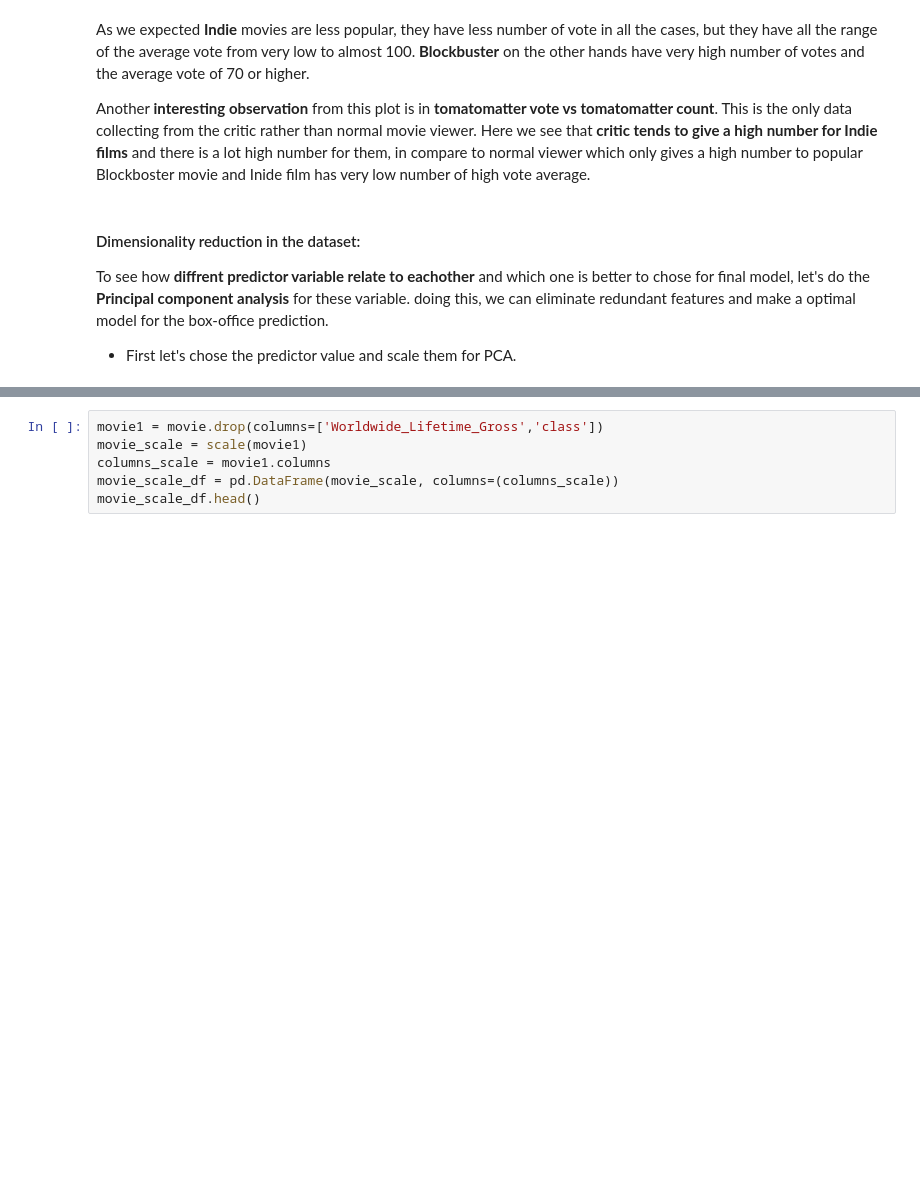
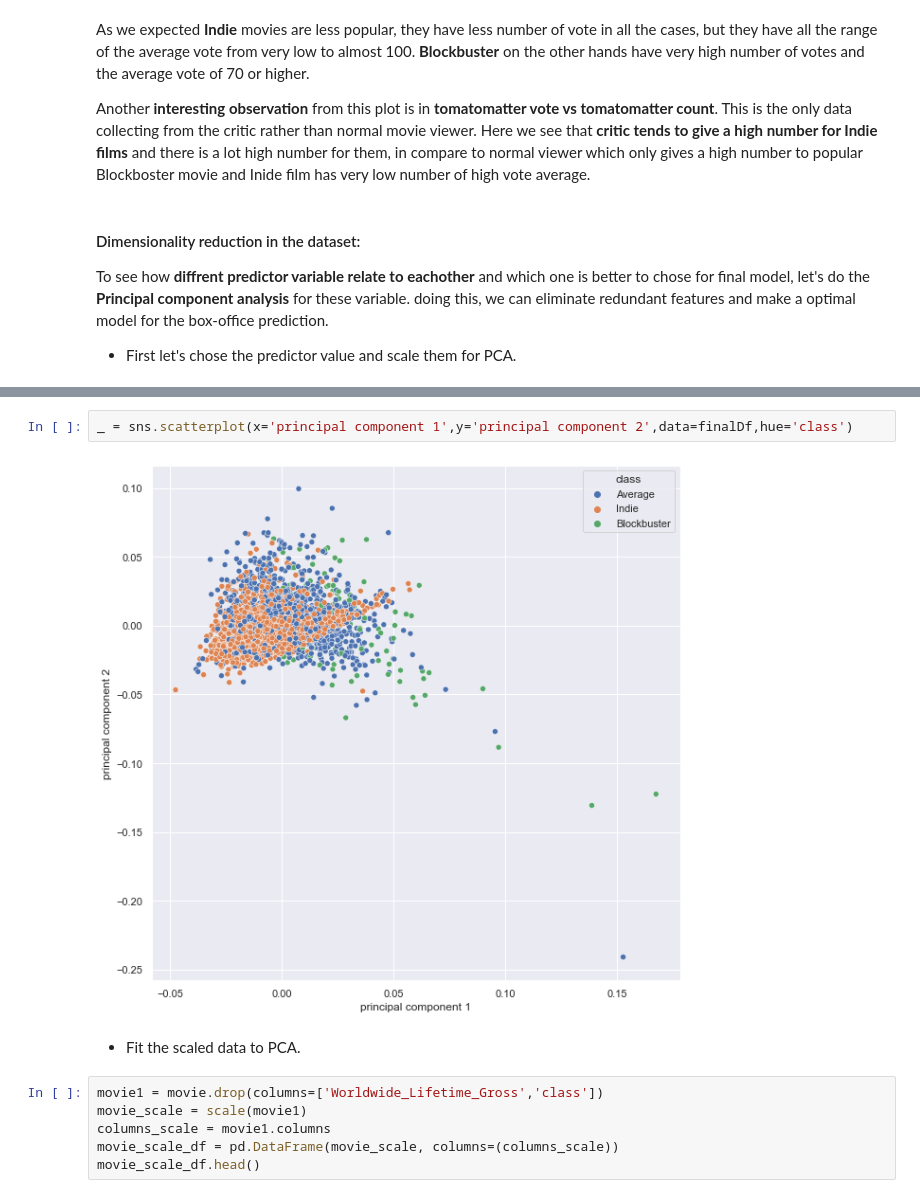
Before and after one commit to AminKafka/Movie-Boxoffice-Prediction-With-Critics-Votes, a Jupyter notebook: notebooks/EDA.ipynb, the cells around one changed output, grey strips where cells are left out. Drawn from its saved outputs; the diff is of its cells as text; blank space fills up the shorter version.

```diff
--- a/notebooks/EDA.ipynb
+++ b/notebooks/EDA.ipynb
@@ -252,3 +272,9 @@ To see how __diffrent predictor variable relate to eachother__ and which one is
+# %%
+_ = sns.scatterplot(x='principal component 1',y='principal component 2',data=finalDf,hue='class')
+# %% [output]
+[figure, added]
+# %% [markdown]
+- Fit the scaled data to PCA.
 # %%
 movie1 = movie.drop(columns=['Worldwide_Lifetime_Gross','class'])
 movie_scale = scale(movie1)
```
Also changed, not shown: parts of 6 cells of this notebook.
